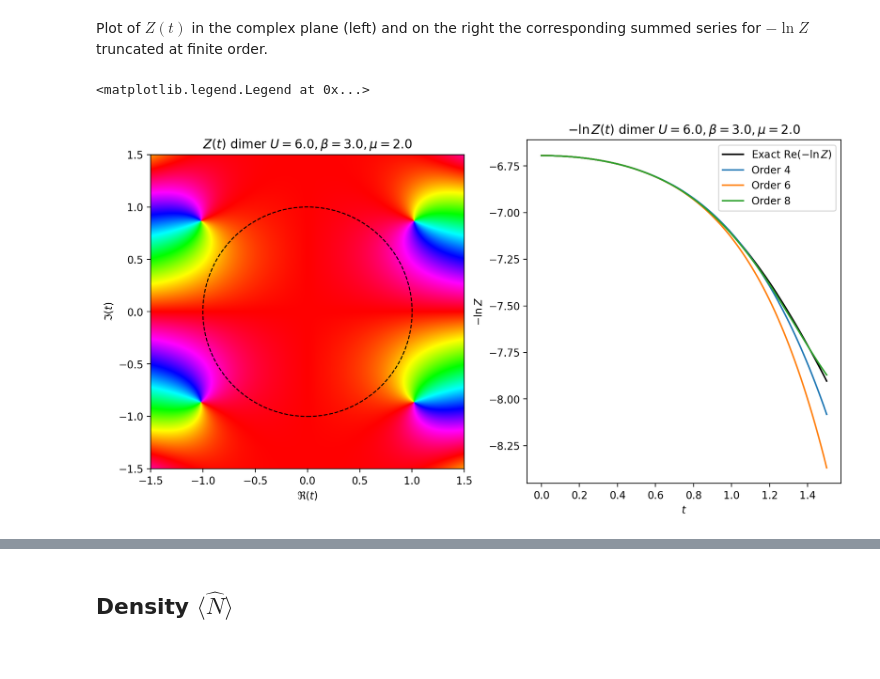
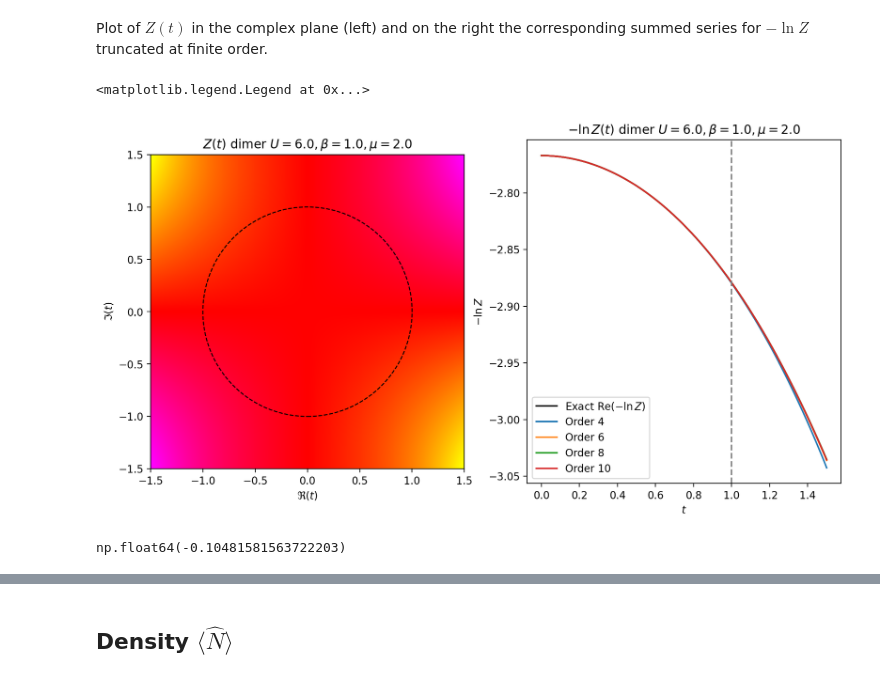
Before and after one commit to louishrm/strong_coupling_expansion, a Jupyter notebook: analytical/results_dimer.ipynb, the cells around one changed output, grey strips where cells are left out. Saved outputs shown, nothing was run; the diff lists cells and outputs as text; code cells hidden in the pictures.

```diff
--- a/analytical/results_dimer.ipynb
+++ b/analytical/results_dimer.ipynb
@@ -16,6 +16,10 @@ plt.rcParams['figure.dpi'] = 200
 #exact atomic partition function
 def Z_atomic(U:float,beta:float,mu:float):
     return 1+ 2*np.exp(beta*mu) + np.exp(-beta*(U-2*mu))
+
+
+def Z_atom_U_inf(beta:float,mu:float):
+    return 1 + 2*np.exp(beta*mu)
 
 
 
@@ -31,9 +35,20 @@ def Z(t:float,U:float,beta:float,mu:float):
     return A+B+C
 
 
-#exact dimer thermodynamic potential
+def Z_infinite_U(t: float, beta: float, mu: float):
+    term_N0 = 1.0
+    term_N1 = 2 * np.exp(beta * (t + mu)) + 2 * np.exp(beta * (-t + mu))
+    term_N2 = 4 * np.exp(2 * beta * mu)
+    return term_N0 + term_N1 + term_N2
+
+
+#exact dimer thermodynamic potential -betalnZ/2
 def logZ(t:float,U:float,beta:float,mu:float):
-    return -1.0/2*np.log(Z(t,U,beta,mu)) #free energy per site
+    return -1.0/(2*beta)*np.log(Z(t,U,beta,mu)) #free energy per site
+
+
+def logZ_infinite_U(t:float,beta:float,mu:float):
+    return -1.0/(2*beta)*np.log(Z_infinite_U(t,beta,mu)) #free energy per site
 # %% [markdown]
 Plot of $Z(t)$ in the complex plane (left) and on the right the corresponding summed series for $-\ln Z$ truncated at finite order.
 # %%
@@ -44,9 +59,9 @@ def get_tgrid(a:float, b:float, npoints:int):
     return tr + 1j*ti
 # %%
 U = 6.0
-beta = 3.0
+beta = 1.0
 mu = 2.0
-r = 1.0 # radius for the complex plane plot
+r = 0.5 # radius for the complex plane plot
 N = 500 # number of points in the circle of radius r to sample
 
 a = -1.5
@@ -56,37 +71,43 @@ b = 1.5
 z = np.linspace(0,b,100)
 logpart = logZ(z,U,beta,mu)
 
+logpart_infU = logZ_infinite_U(z,beta,mu)
+
 #orders for plotting summation
-orders = [4,6,8]
+orders = [4,6,8,10]
 vals = []
+vals_infU = []
 
 for order in orders:
     logZapprox = partial_sum(z, N, logZ, order, r, U, beta, mu)
     vals.append(logZapprox)
+    logZapprox_infU = partial_sum(z, N, logZ_infinite_U, order, r, beta, mu)
+    vals_infU.append(logZapprox_infU)
 # %%
 fig, (ax1, ax2)= plt.subplots(1,2, figsize=(12,6))
 
 tgrid = get_tgrid(a,b, N)
 Zgrid = Z(tgrid,U,beta,mu)
 
 ax1.imshow(complex_array_to_rgb(Zgrid, rmax=4), extent=(a,b,a,b))
 ax1.set_title(rf"$Z(t)$ dimer $U={U}, \beta={beta}, \mu={mu}$")
 ax1.set_xlabel(r"$\Re(t)$")
 ax1.set_ylabel(r"$\Im(t)$")
 
 #rad = estimate_radius(f=lambda t: Z(t,U,beta,mu), max_order=10, r=r, N=N)
 ax1.add_artist(plt.Circle((0,0), 1.0, color='black', fill=False, linestyle='dashed'))
 
 
 ax2.plot(z, logpart.real, label=r"Exact Re($-\ln Z$)", color='black')
 
 for i, order in enumerate(orders):
     ax2.plot(z, vals[i].real, label=rf"Order {order}")
 
+ax2.axvline(x=1.0, color = 'gray', linestyle='dashed')
 ax2.set_title(rf"$-\ln Z(t)$ dimer $U={U}, \beta={beta}, \mu={mu}$")
 ax2.set_xlabel(r"$t$")
 ax2.set_ylabel(r"$-\ln Z$")
 ax2.legend()
 # %% [output]
 <matplotlib.legend.Legend at 0x...>
-[figure, old version]
+[figure, new version]
@@ -92,0 +125,4 @@ ax2.legend()
+# %%
+Omega2_exact(U, beta, mu)
+# %% [output]
+np.float64(-0.10481581563722203)
```
Also changed, not shown: parts of 7 cells of this notebook, 3 other files.
